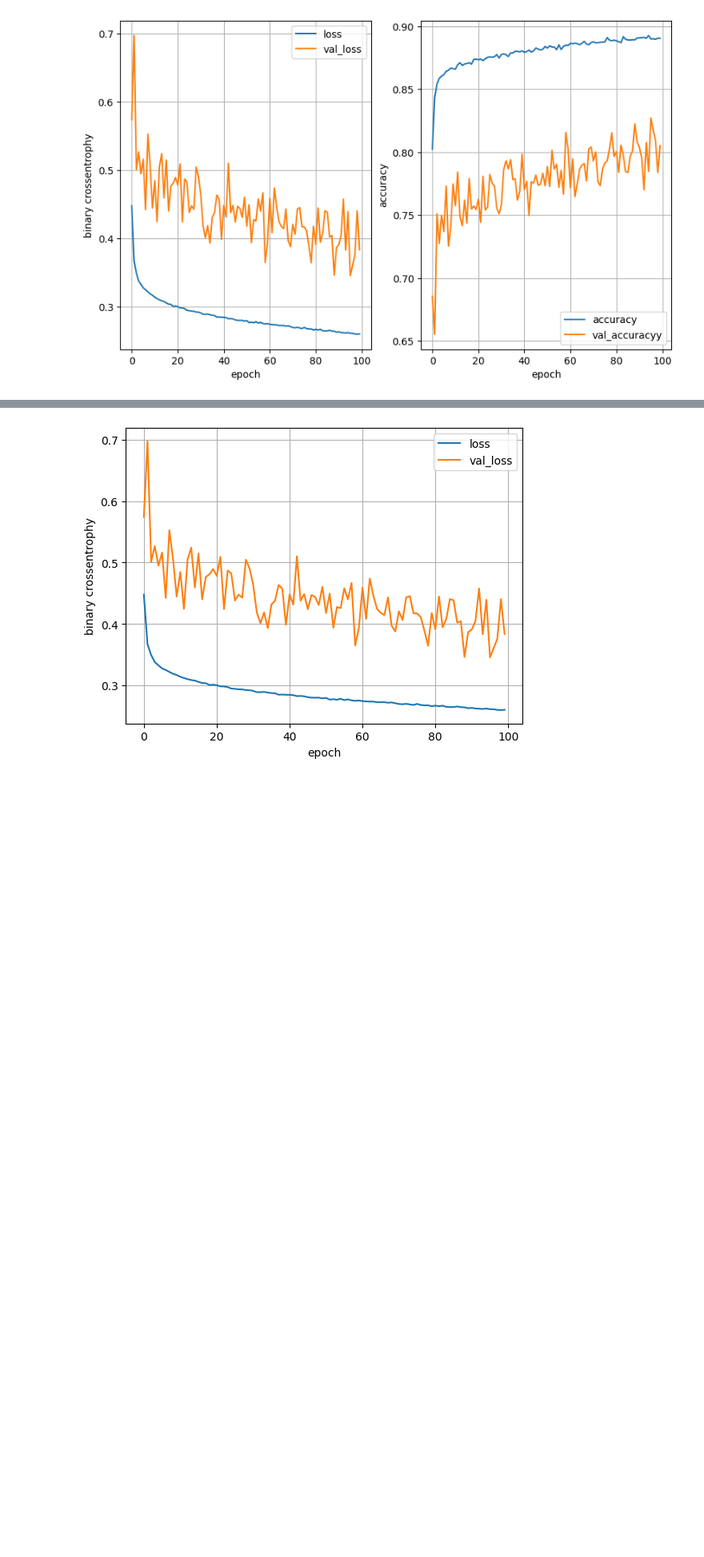
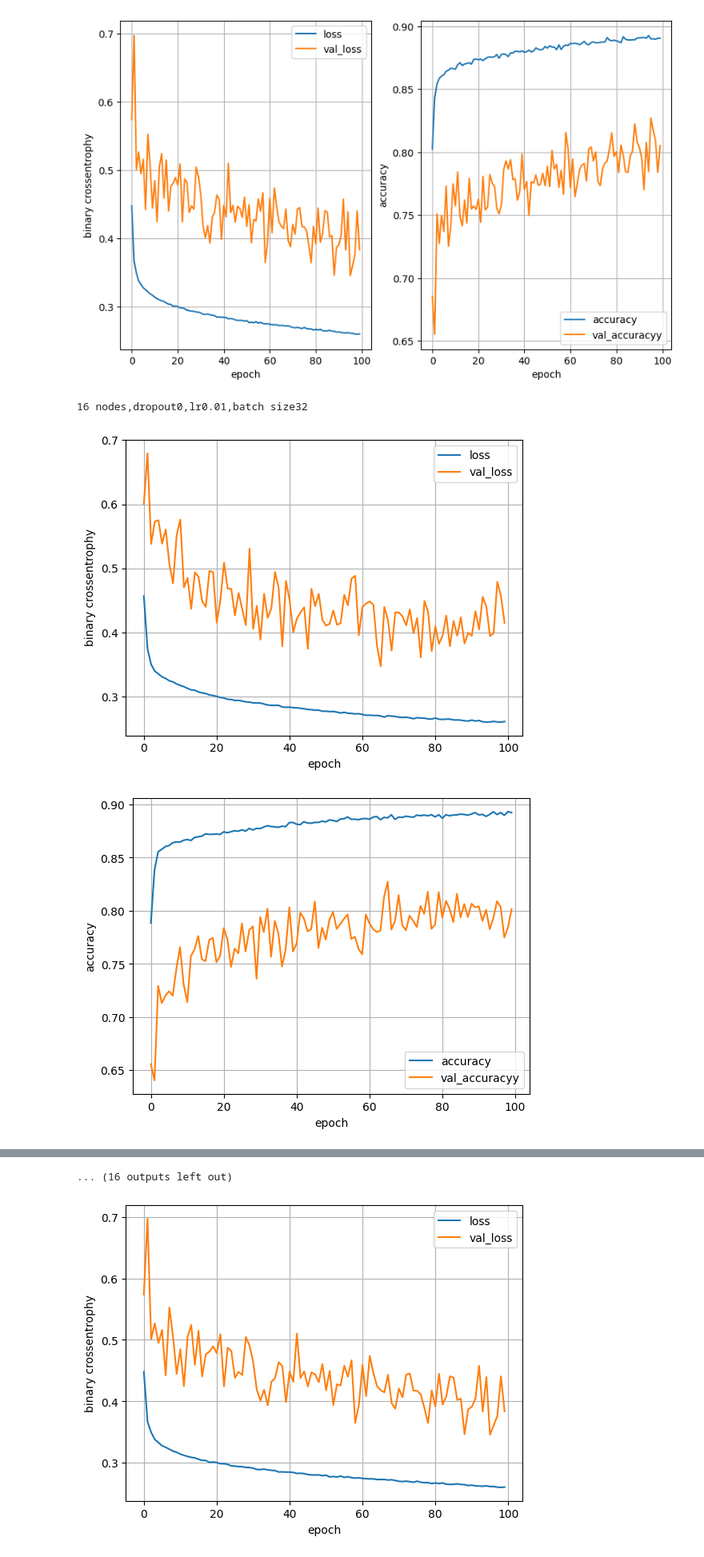
Before and after one commit to IgnatiusHope4/ML-exploratory, a Jupyter notebook: fcc_Magic_example.ipynb, the cells around one changed output, grey strips where cells are left out. Shown at 80% size. Saved outputs shown, nothing was run; the diff lists cells and outputs as text; code cells hidden in the pictures; blank space fills up the shorter version.

```diff
--- a/fcc_Magic_example.ipynb
+++ b/fcc_Magic_example.ipynb
@@ -200,11 +200,23 @@ def train_model(x_train,y_train,num_nodes,dropout_prob,lr,batch_size,epochs):
 
   return nn_model, history
 # %%
+least_val_loss = float('inf')
+least_loss_model = None
+
 epochs=100
 for num_nodes in[16,32,64]:
   for dropout_prob in [0,0.2]:
     for lr in [0.01,0.005,0.001]:
       for batch_size in [32,64,128]:
+        print(f"{num_nodes} nodes,dropout{dropout_prob},lr{lr},batch size{batch_size}")
         model, history= train_model(x_train,y_train,num_nodes,dropout_prob,lr,batch_size,epochs)
-        plot_loss(hisrory)
+        plot_loss(history)
         plot_accuracy(history)
+        val_loss=model.evaluate(x_valid,y_valid)[0]
+        if val_loss < least_val_loss:
+          least_val_loss = val_loss
+          least_loss_model = model
+# %% [output]
+16 nodes,dropout0,lr0.01,batch size32
+[figure, added]
+[figure, added]
@@ -210,0 +235 @@ for num_nodes in[16,32,64]:
+... (16 outputs left out)
```
Also changed, not shown: parts of 2 cells of this notebook.
